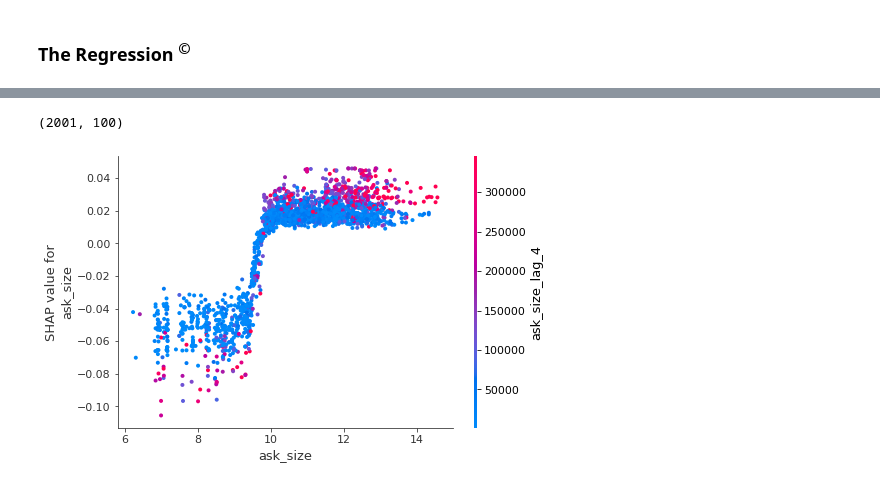
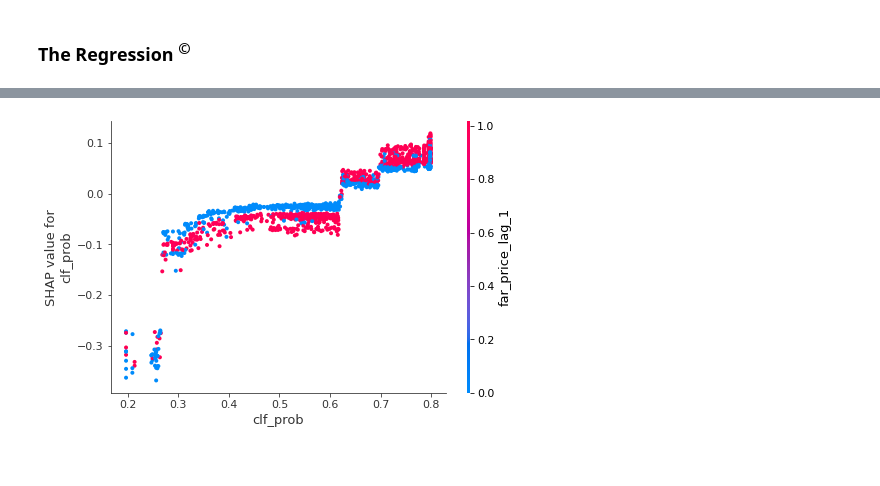
Before and after one commit to tdore738/trading_at_the_close, a Jupyter notebook: Workspace/First_Model/data_playground.ipynb, the cells around one changed output, grey strips where cells are left out. Drawn from its saved outputs; the diff is of its cells as text; code cells hidden in the pictures.

```diff
--- a/Workspace/First_Model/data_playground.ipynb
+++ b/Workspace/First_Model/data_playground.ipynb
@@ -1105,19 +1129,26 @@ eps = 1e-9
 train_Y_up_log = np.log(CONSTANT_BUMP*train_Y_up + eps)
 valid_Y_up_log = np.log(CONSTANT_BUMP*valid_Y_up + eps)
 
-train_X_up['bid_size'] = np.log(train_X_up['bid_size'])
-valid_X_up['bid_size'] = np.log(valid_X_up['bid_size'])
+size_cols = ['bid_size', 'ask_size', 'matched_size', 'imbalance_size', 'bid_ask_lot_spread']
+# # Use log1p to handle 0s safely
+# x_almost[size_cols] = np.log1p(x_almost[size_cols].clip(lower=0))
 
-train_X_up['ask_size'] = np.log(train_X_up['ask_size'])
-valid_X_up['ask_size'] = np.log(valid_X_up['ask_size'])
+# train_X_up['bid_size'] = np.log(train_X_up['bid_size'])
+# valid_X_up['bid_size'] = np.log(valid_X_up['bid_size'])
+train_X_up[size_cols] = np.log(train_X_up[size_cols])
+valid_X_up[size_cols] = np.log(train_X_up[size_cols])
+train_X_up[size_cols] = train_X_up[size_cols].replace([np.inf, -np.inf], np.nan).fillna(0)
 
-train_X_up['matched_size'] = np.log(train_X_up['matched_size'])
-valid_X_up['matched_size'] = np.log(valid_X_up['matched_size'])
+# train_X_up['ask_size'] = np.log(train_X_up['ask_size'])
+# valid_X_up['ask_size'] = np.log(valid_X_up['ask_size'])
 
-train_X_up['imbalance_size'] = np.log(train_X_up['imbalance_size'])
-#replace bad values with 0
-train_X_up['imbalance_size'] = train_X_up['imbalance_size'].replace([np.inf, -np.inf], np.nan).fillna(0)
+# train_X_up['matched_size'] = np.log(train_X_up['matched_size'])
+# valid_X_up['matched_size'] = np.log(valid_X_up['matched_size'])
 
-valid_X_up['imbalance_size'] = np.log(valid_X_up['imbalance_size'])
-#replace bad values with 0
-valid_X_up['imbalance_size'] = valid_X_up['imbalance_size'].replace([np.inf, -np.inf], np.nan).fillna(0)
+# train_X_up['imbalance_size'] = np.log(train_X_up['imbalance_size'])
+# #replace bad values with 0
+# train_X_up['imbalance_size'] = train_X_up['imbalance_size'].replace([np.inf, -np.inf], np.nan).fillna(0)
+
+# valid_X_up['imbalance_size'] = np.log(valid_X_up['imbalance_size'])
+# #replace bad values with 0
+# valid_X_up['imbalance_size'] = valid_X_up['imbalance_size'].replace([np.inf, -np.inf], np.nan).fillna(0)
@@ -1133,7 +1192,7 @@ RT_up = XGBRegressor(
     min_child_weight=100,          # Only learn very broad, obvious patterns
     objective='reg:squarederror',
     eval_metric='mae',
-    base_score=np.mean(train_Y_up_log),
+    base_score=0,#np.mean(train_Y_up_log),
     tree_method='hist',
     early_stopping_rounds=50,
 )
@@ -1273,9 +1333,5 @@ shap.summary_plot(shap_values, valid_X_up)
-# %%
-shap_values.shape
-# %% [output]
-(2001, 100)
 # %%
-col_idx = valid_X_up.columns.get_loc("ask_size")
+col_idx = valid_X_up.columns.get_loc("clf_prob")
 shap.dependence_plot(col_idx, shap_values, valid_X_up)
 # %% [output]
-[figure, old version]
+[figure, new version]
```
Also changed, not shown: parts of 13 cells of this notebook.
